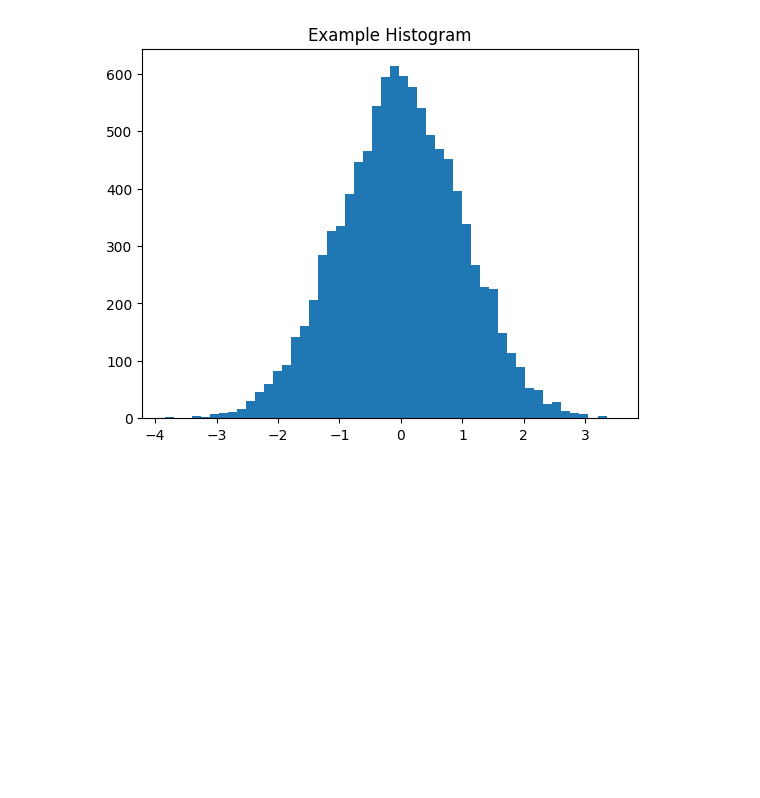
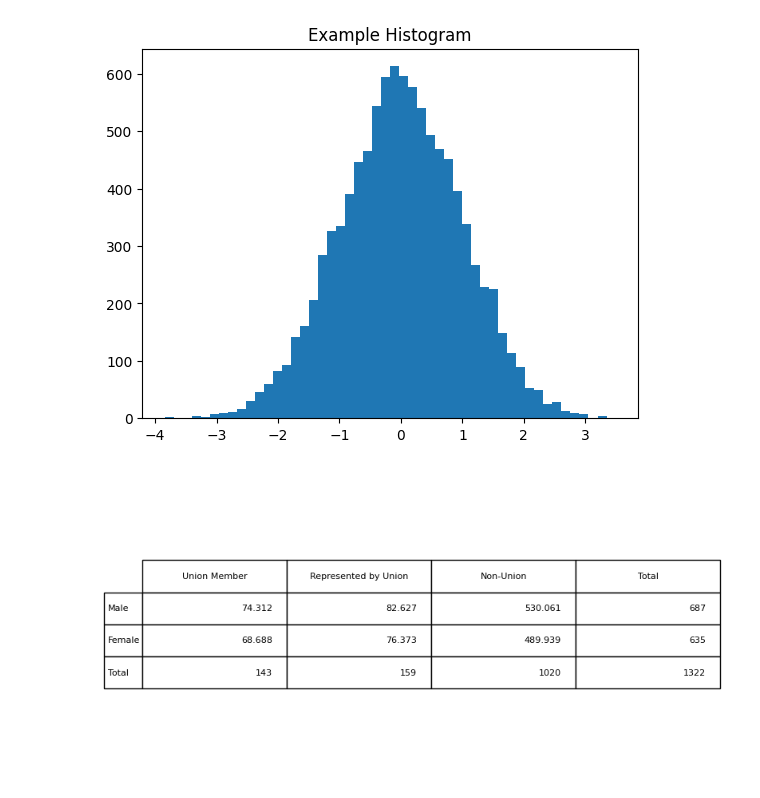
Before and after one commit to Primqd/franklin-latex-notes, a Jupyter notebook: AP Stats Notes/data generation/data.ipynb, the cells around one changed output. Saved outputs shown, nothing was run; the diff lists cells and outputs as text; code cells hidden in the pictures; blank space fills up the shorter version.

```diff
--- a/AP Stats Notes/data generation/data.ipynb
+++ b/AP Stats Notes/data generation/data.ipynb
@@ -31,3 +31,48 @@ def freq_hist():
 freq_hist()
 # %% [output]
 [figure]
+# %%
+def two_table():
+    union_data = [
+        [76, 84, 527, 687],
+        [67, 75, 493, 635],
+        [143, 159, 1020, 1322]
+    ]
+
+    for row in (0, 1):
+        for col in (0, 1, 2):
+            union_data[row][col] = round(union_data[row][3] * union_data[2][col] / union_data[2][3], 3)
+    cols = ('Union Member', 'Represented by Union', 'Non-Union', 'Total')
+    rows = ('Male', 'Female', 'Total')
+
+    # exp. set size
+    plt.figure(
+            linewidth=2,
+            tight_layout={'pad':1},
+            figsize=(8,4)
+          )
+
+    table = plt.table(
+        cellText=union_data,
+        rowLabels=rows,
+        colLabels=cols,
+        loc='center'
+    )
+
+    # scale da table
+    table.scale(1, 2)
+
+    # hide x and y axes
+    ax = plt.gca()
+    ax.yaxis.set_visible(False)
+    ax.xaxis.set_visible(False)
+
+    # hide box
+    plt.box(on = None)
+
+
+
+
+two_table()
+# %% [output]
+[figure, added]
```
Also changed, not shown: 12 other files.
